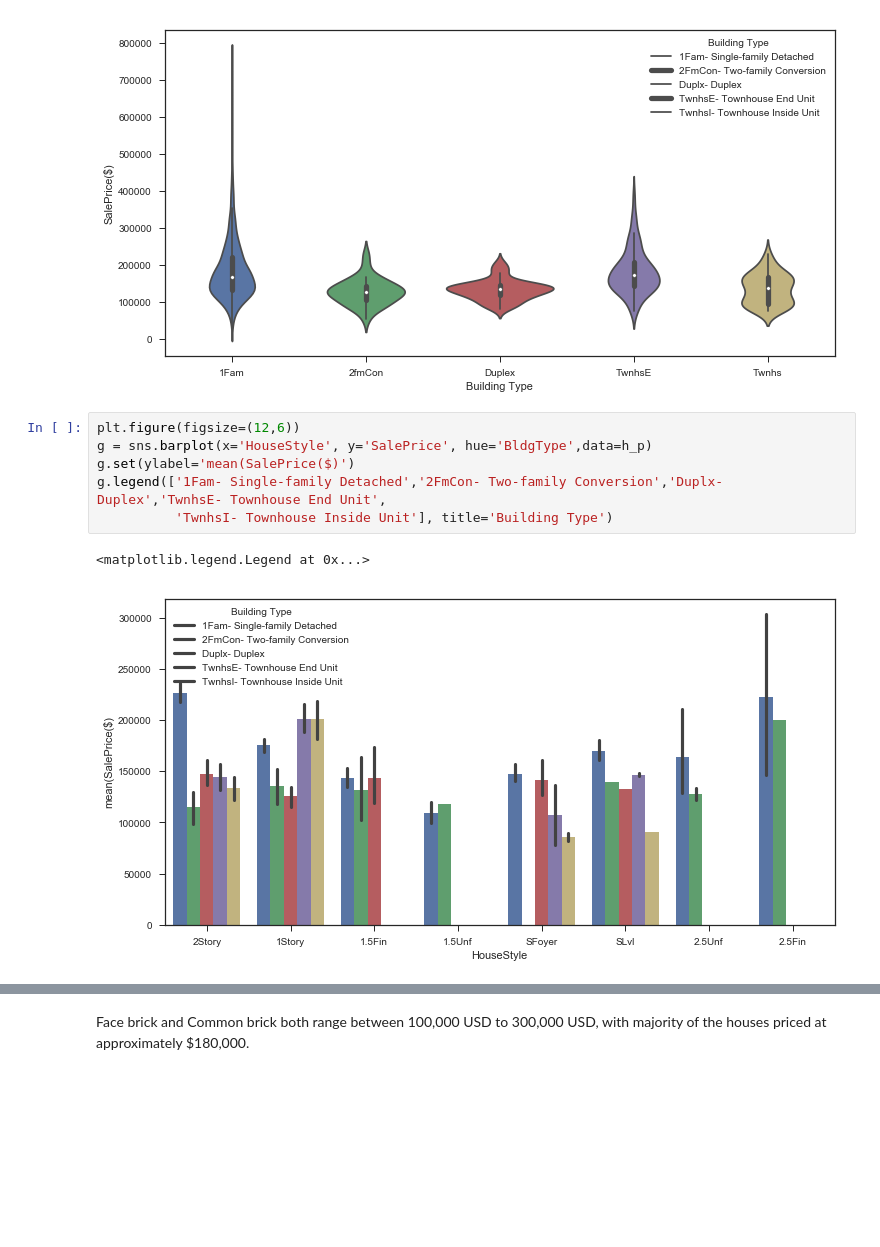
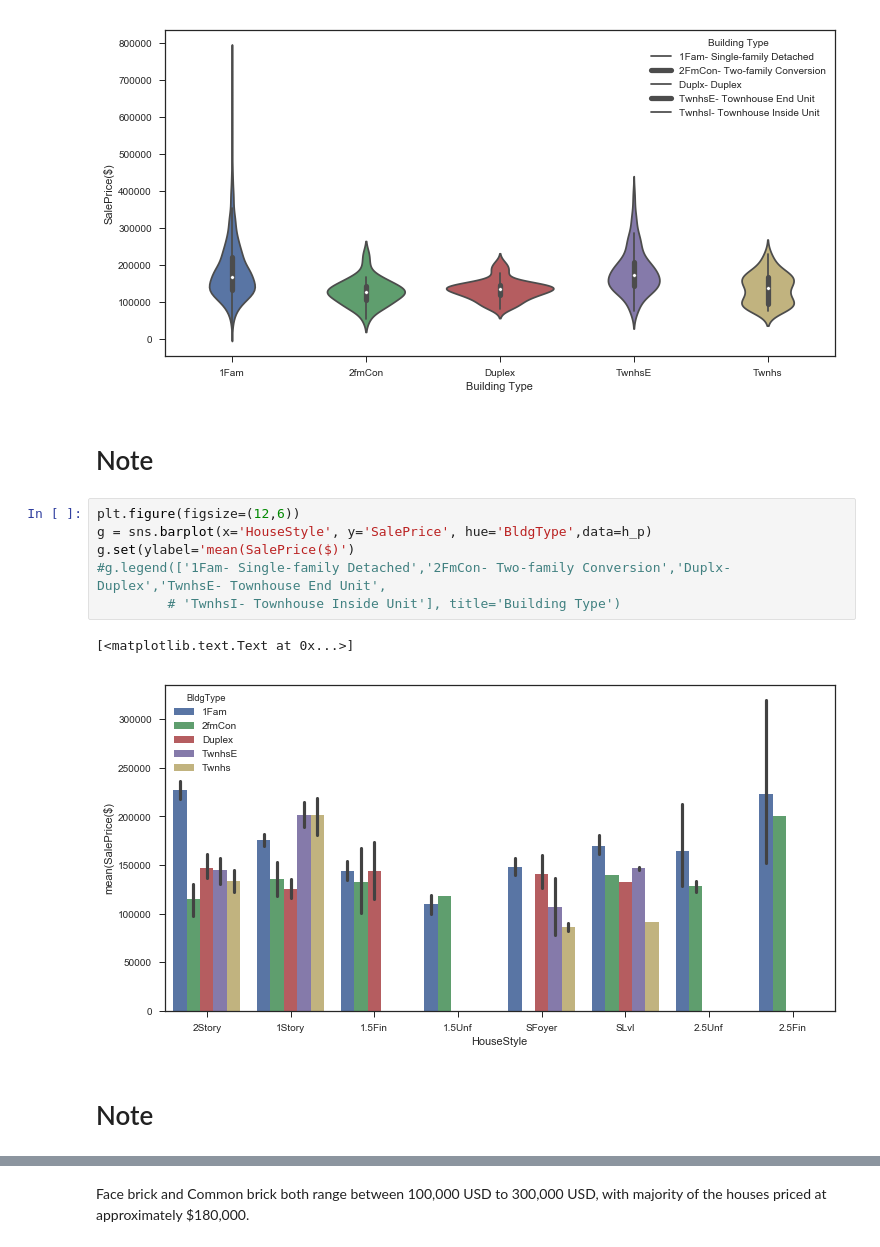
Before and after one commit to NikhilaThota/CapstoneProject_House_Prices_Prediction, a Jupyter notebook: House_prices.ipynb, the cells around one changed output, grey strips where cells are left out. Drawn from its saved outputs; the diff is of its cells as text; blank space fills up the shorter version.

```diff
--- a/House_prices.ipynb
+++ b/House_prices.ipynb
@@ -728,15 +623,19 @@ g.legend(['1Fam- Single-family Detached','2FmCon- Two-family Conversion','Duplx-
 # %% [output]
 <matplotlib.legend.Legend at 0x...>
 [figure]
+# %% [markdown]
+# Note
 # %%
 plt.figure(figsize=(12,6))
 g = sns.barplot(x='HouseStyle', y='SalePrice', hue='BldgType',data=h_p)
 g.set(ylabel='mean(SalePrice($)')
-g.legend(['1Fam- Single-family Detached','2FmCon- Two-family Conversion','Duplx- Duplex','TwnhsE- Townhouse End Unit',
-          'TwnhsI- Townhouse Inside Unit'], title='Building Type')
+#g.legend(['1Fam- Single-family Detached','2FmCon- Two-family Conversion','Duplx- Duplex','TwnhsE- Townhouse End Unit',
+         # 'TwnhsI- Townhouse Inside Unit'], title='Building Type')
 # %% [output]
-<matplotlib.legend.Legend at 0x...>
+[<matplotlib.text.Text at 0x...>]
-[figure, old version]
+[figure, new version]
+# %% [markdown]
+# Note
 # %%
 #plt.figure(figsize=(20,6))
 g= sns.factorplot(x='RoofStyle', y='SalePrice', hue='RoofMatl', data=h_p,size=6)
```
Also changed, not shown: parts of 62 cells of this notebook.
